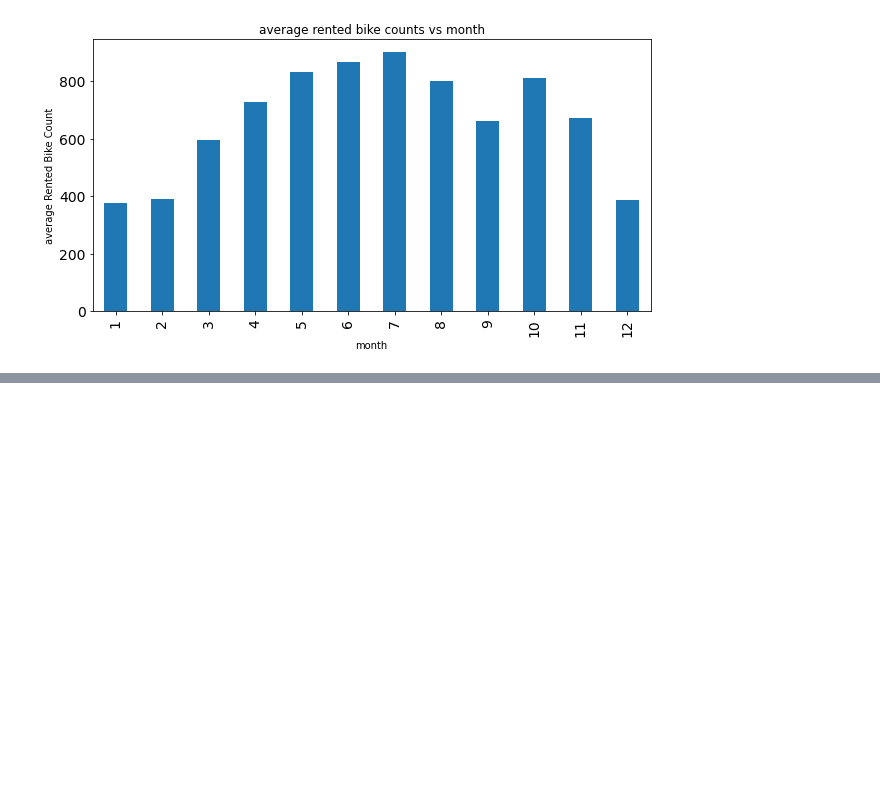
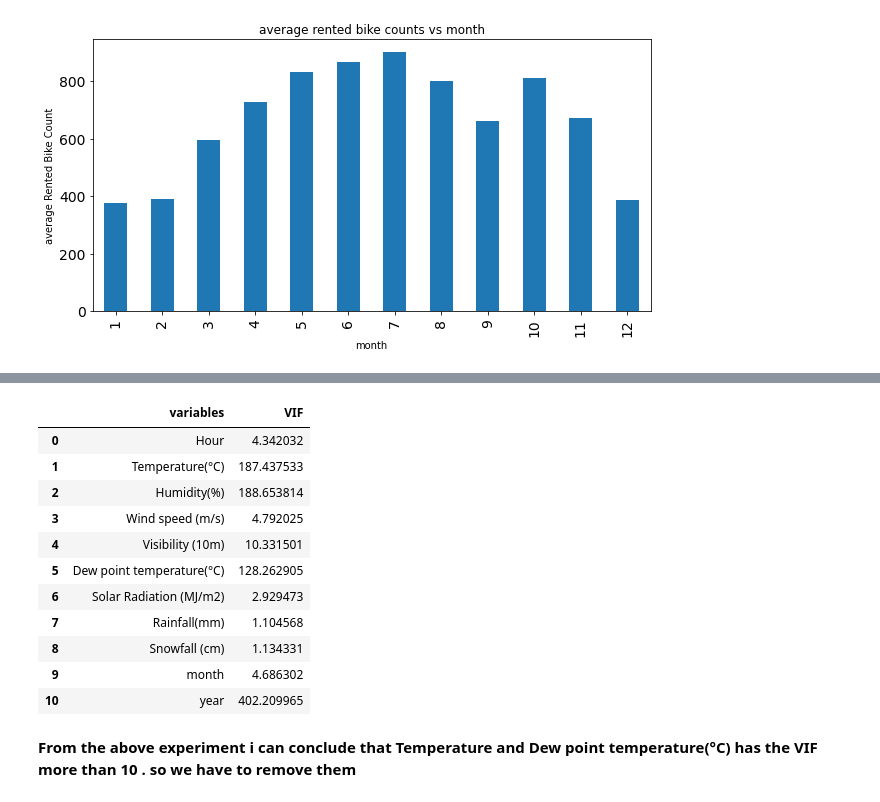
Before and after one commit to avanish04/Bike-Sharing-Demand-Prediction---Capstone-Project, a Jupyter notebook: Bike_Sharing_Demand_Prediction_Capstone_Project.ipynb, the cells around one changed output, grey strips where cells are left out. Saved outputs shown, nothing was run; the diff lists cells and outputs as text; code cells hidden in the pictures; blank space fills up the shorter version.

```diff
--- a/Bike_Sharing_Demand_Prediction_Capstone_Project.ipynb
+++ b/Bike_Sharing_Demand_Prediction_Capstone_Project.ipynb
@@ -397,0 +396,28 @@ plt.ylabel('average Rented Bike Count');
+# %%
+# checking for multicollinearity with the help of VIF
+from statsmodels.stats.outliers_influence import variance_inflation_factor
+def calc_vif(new_data):
+
+    # Calculating VIF
+    vif = pd.DataFrame()
+    vif["variables"] = new_data.columns
+    vif["VIF"] = [variance_inflation_factor(new_data.values, i) for i in range(new_data.shape[1])]
+
+    return(vif)
+# %%
+calc_vif(new_data[[i for i in new_data.describe().columns if i not in ['Rented Bike Count']]])
+# %% [output]
+|  | variables | VIF |
+| 0 | Hour | 4.342032 |
+| 1 | Temperature(°C) | 187.437533 |
+| 2 | Humidity(%) | 188.653814 |
+| 3 | Wind speed (m/s) | 4.792025 |
+| 4 | Visibility (10m) | 10.331501 |
+| 5 | Dew point temperature(°C) | 128.262905 |
+| 6 | Solar Radiation (MJ/m2) | 2.929473 |
+| 7 | Rainfall(mm) | 1.104568 |
+| 8 | Snowfall (cm) | 1.134331 |
+| 9 | month | 4.686302 |
+| 10 | year | 402.209965 |
+# %% [markdown]
+**From the above experiment i can conclude that Temperature and Dew point temperature(°C) has the VIF more than 10 . so we have to remove them**
```
Also changed, not shown: parts of 31 cells of this notebook.
